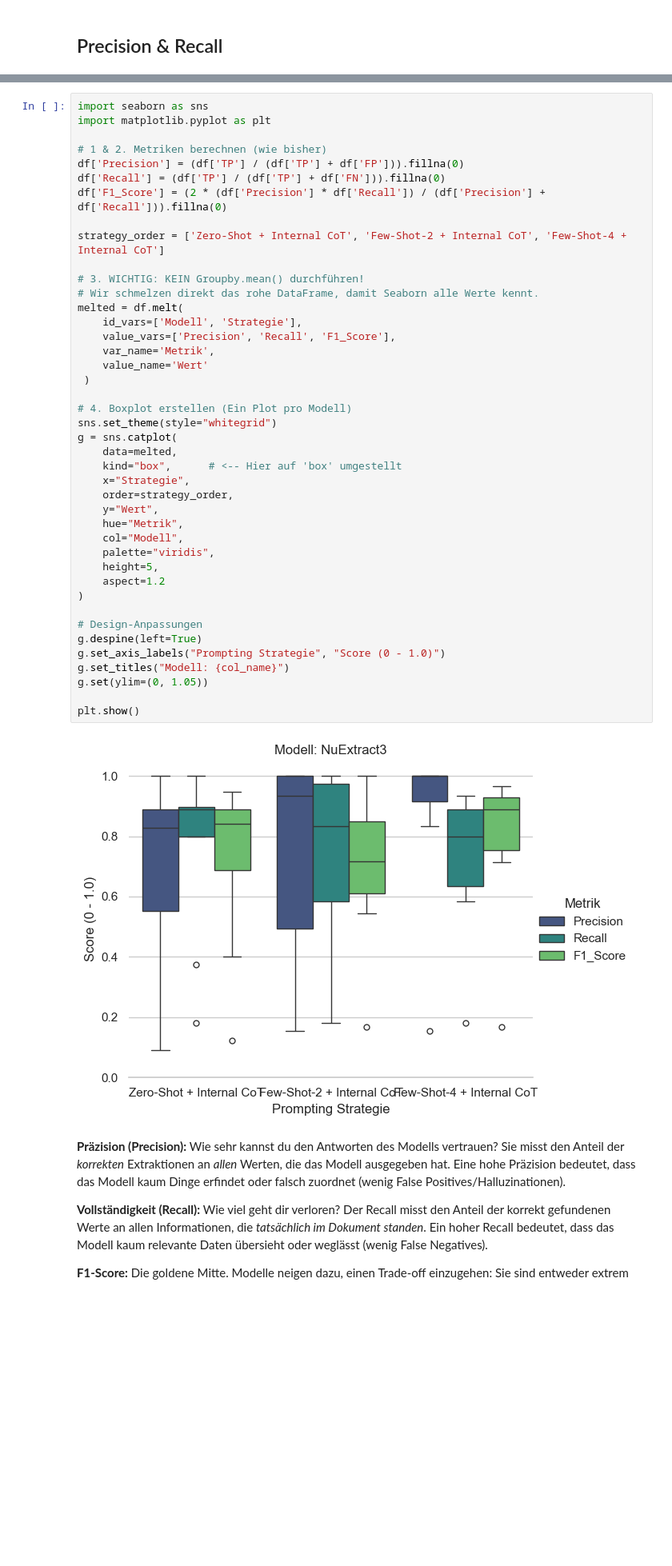
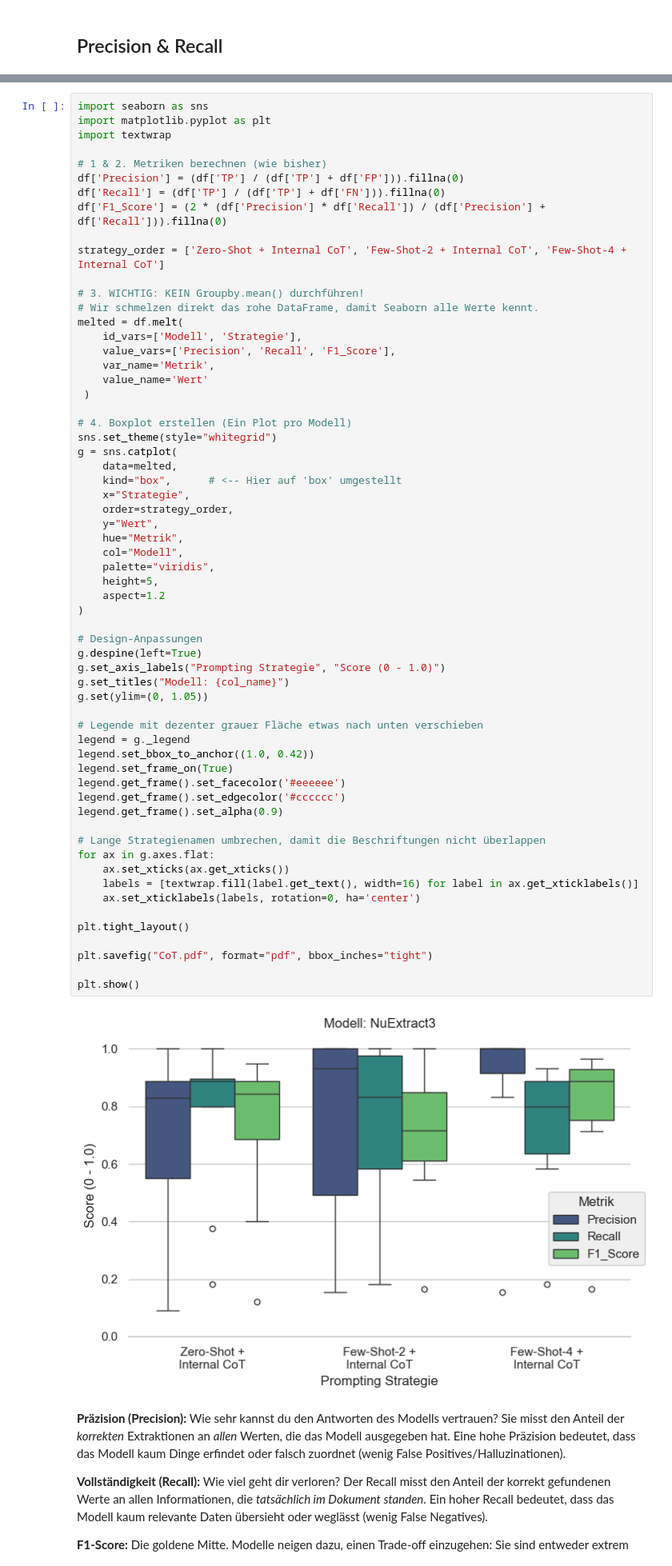
Before and after one commit to ossj-dev/wv_prototyp, a Jupyter notebook: study/auswertung_study_03.ipynb, the cells around one changed output, grey strips where cells are left out. Shown at 80% size. Cells and saved outputs as stored; diff of their text form; blank space fills up the shorter version.

```diff
--- a/study/auswertung_study_03.ipynb
+++ b/study/auswertung_study_03.ipynb
@@ -103,6 +103,7 @@ plt.show()
 # %%
 import seaborn as sns
 import matplotlib.pyplot as plt
+import textwrap
 
 # 1 & 2. Metriken berechnen (wie bisher)
 df['Precision'] = (df['TP'] / (df['TP'] + df['FP'])).fillna(0)
@@ -116,34 +117,52 @@ strategy_order = ['Zero-Shot + Internal CoT', 'Few-Shot-2 + Internal CoT', 'Few-
 melted = df.melt(
     id_vars=['Modell', 'Strategie'],
     value_vars=['Precision', 'Recall', 'F1_Score'],
     var_name='Metrik',
     value_name='Wert'
  )
 
 # 4. Boxplot erstellen (Ein Plot pro Modell)
 sns.set_theme(style="whitegrid")
 g = sns.catplot(
     data=melted,
     kind="box",      # <-- Hier auf 'box' umgestellt
     x="Strategie",
     order=strategy_order,
     y="Wert",
     hue="Metrik",
     col="Modell",
     palette="viridis",
     height=5,
     aspect=1.2
 )
 
 # Design-Anpassungen
 g.despine(left=True)
 g.set_axis_labels("Prompting Strategie", "Score (0 - 1.0)")
 g.set_titles("Modell: {col_name}")
 g.set(ylim=(0, 1.05))
 
+# Legende mit dezenter grauer Fläche etwas nach unten verschieben
+legend = g._legend
+legend.set_bbox_to_anchor((1.0, 0.42))
+legend.set_frame_on(True)
+legend.get_frame().set_facecolor('#eeeeee')
+legend.get_frame().set_edgecolor('#cccccc')
+legend.get_frame().set_alpha(0.9)
+
+# Lange Strategienamen umbrechen, damit die Beschriftungen nicht überlappen
+for ax in g.axes.flat:
+    ax.set_xticks(ax.get_xticks())
+    labels = [textwrap.fill(label.get_text(), width=16) for label in ax.get_xticklabels()]
+    ax.set_xticklabels(labels, rotation=0, ha='center')
+
+plt.tight_layout()
+
+plt.savefig("CoT.pdf", format="pdf", bbox_inches="tight")
+
 plt.show()
 # %% [output]
-[figure, old version]
+[figure, new version]
 # %% [markdown]
 **Präzision (Precision):** Wie sehr kannst du den Antworten des Modells vertrauen? Sie misst den Anteil der *korrekten* Extraktionen an *allen* Werten, die das Modell ausgegeben hat. Eine hohe Präzision bedeutet, dass das Modell kaum Dinge erfindet oder falsch zuordnet (wenig False Positives/Halluzinationen).
 
```
Also changed, not shown: 2 other files.
